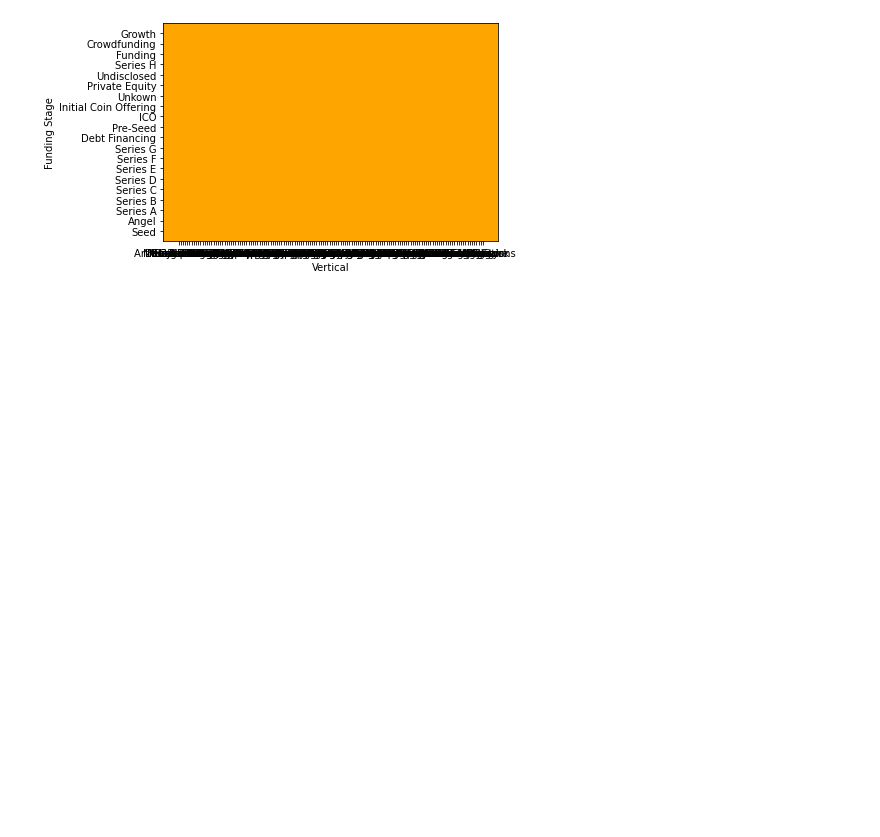
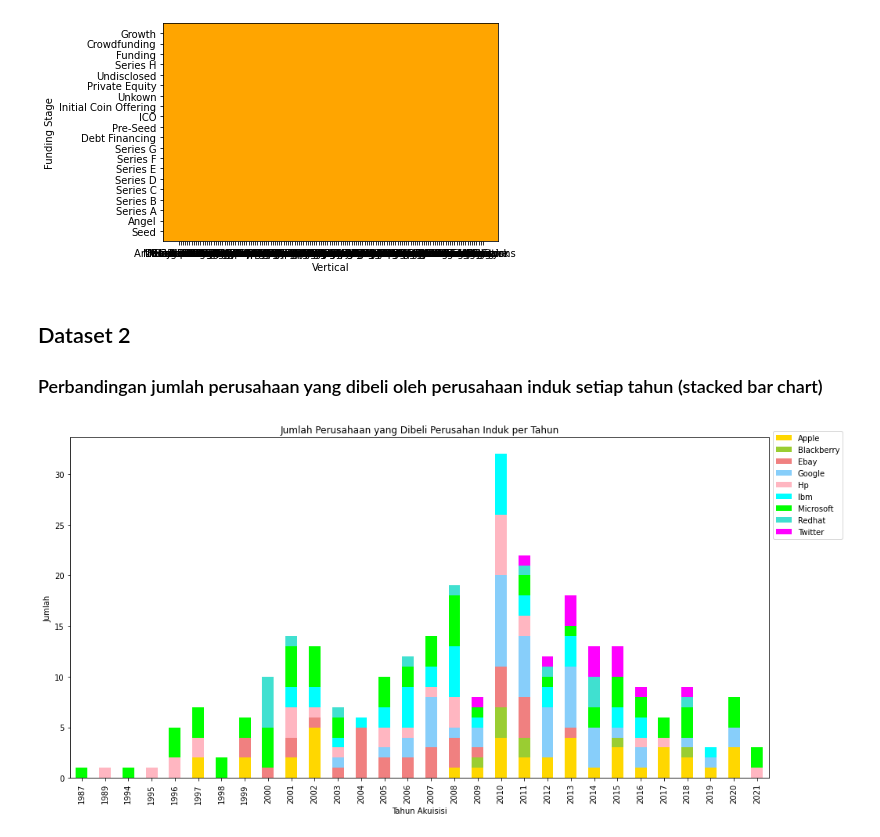
Before and after one commit to Tashdiqurridho/tubes-analisis-data, a Jupyter notebook: Data_Analisis.ipynb, the cells around one changed output. Saved outputs shown, nothing was run; the diff lists cells and outputs as text; code cells hidden in the pictures; blank space fills up the shorter version.

```diff
--- a/Data_Analisis.ipynb
+++ b/Data_Analisis.ipynb
@@ -556,3 +476,15 @@ df2.plot(kind="scatter",x="Vertical", y="Funding Stage",sizes=df2["Funding Amoun
 # %% [output]
 <matplotlib.axes._subplots.AxesSubplot at 0x...>
 [figure]
+# %% [markdown]
+## Dataset 2
+
+### Perbandingan jumlah perusahaan yang dibeli oleh perusahaan induk setiap tahun (stacked bar chart)
+# %%
+colors = ['gold', 'yellowgreen', 'lightcoral', 'lightskyblue', 'lightpink', 'cyan', 'lime', 'turquoise', 'fuchsia']
+ax = data_merger.groupby(["Acquisition Year", "Parent Company"]).size().unstack().plot(kind="bar", stacked=True, title="Jumlah Perusahaan yang Dibeli Perusahan Induk per Tahun", figsize=(16,8), xlabel="Tahun Akuisisi", ylabel="Jumlah", color=colors)
+ax.legend(bbox_to_anchor=(1, 1.03), loc='upper left')
+
+plt.show()
+# %% [output]
+[figure, added]
```
Also changed, not shown: parts of 50 cells of this notebook.
